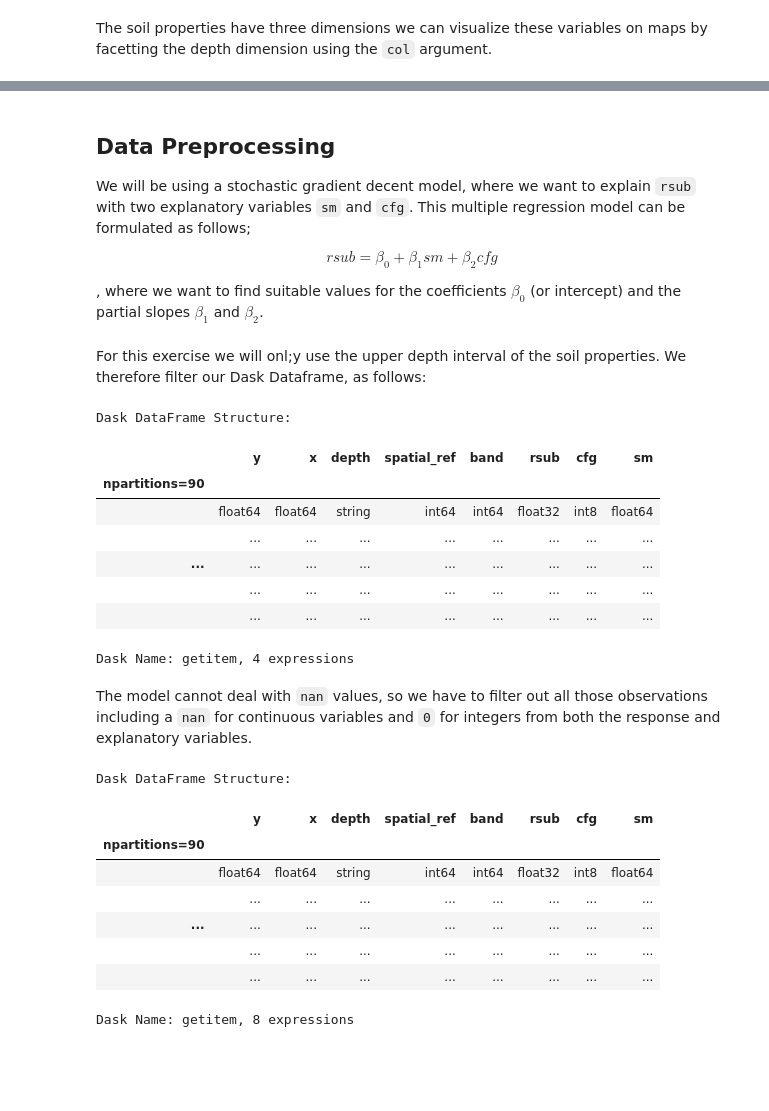
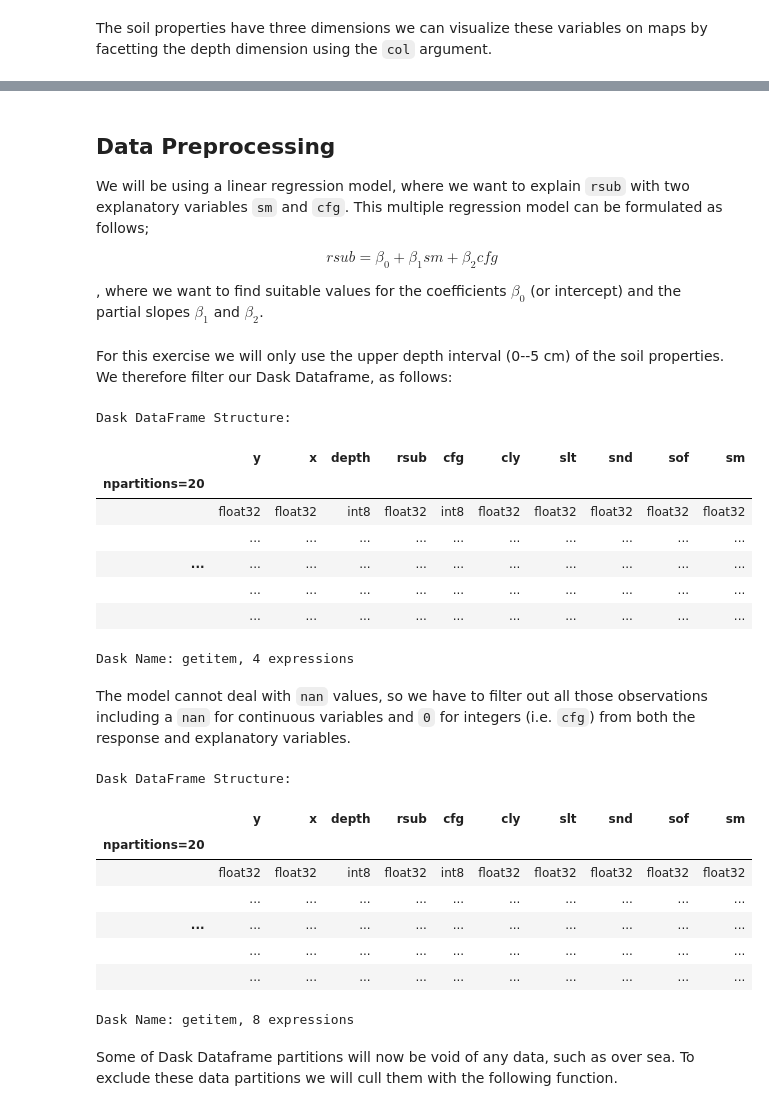
Before and after one commit to MartinSchobben/big_eo_models, a Jupyter notebook: 01_multiple-regression.ipynb, the cells around one changed output, grey strips where cells are left out. Saved outputs shown, nothing was run; the diff lists cells and outputs as text; code cells hidden in the pictures; blank space fills up the shorter version.

```diff
--- a/01_multiple-regression.ipynb
+++ b/01_multiple-regression.ipynb
@@ -24,5 +32,5 @@ import seaborn as sns
 # %%
-soil_df = dd.read_parquet("data/S1_ERA5L_CRRL/CRRL-SIG0-ERA5L/V1M0R1/EQUI7_OC020M")
+soil_df = dd.read_parquet("/data/rsub-slga-era5/S1_ERA5L_CRRL/CRRL-SIG0-ERA5L/V1M0R1/EQUI7_OC020M")
 soil_df
 # %% [output]
 Dask DataFrame Structure:
@@ -80,7 +98,7 @@ soil_dc.sm.plot(col="depth")
 # %% [markdown]
 ## Data Preprocessing
 
-We will be using a stochastic gradient decent model, where we want to explain `rsub` with two explanatory variables `sm` and `cfg`. This multiple regression model can be formulated as follows;
+We will be using a linear regression model, where we want to explain `rsub` with two explanatory variables `sm` and `cfg`. This multiple regression model can be formulated as follows;
 
 $$ rsub = \beta_0 + \beta_1 sm + \beta_2 cfg $$
 
@@ -89,37 +107,38 @@ $$ rsub = \beta_0 + \beta_1 sm + \beta_2 cfg $$
 EXP_VARIABLES = ["sm", "cfg"]
 RES_VARIABLE = "rsub"
 # %% [markdown]
-
-For this exercise we will onl;y use the upper depth interval of the soil properties. We therefore filter our Dask Dataframe, as follows:
+For this exercise we will only use the upper depth interval  (0--5 cm) of the soil properties. We therefore filter our Dask Dataframe, as follows:
 # %%
-soil_df = soil_df[soil_df.depth=="000_005"]
+soil_df = soil_df[soil_df.depth==0]
 soil_df
 # %% [output]
 Dask DataFrame Structure:
-|  | y | x | depth | spatial_ref | band | rsub | cfg | sm |
-| npartitions=90 |  |  |  |  |  |  |  |  |
-|  | float64 | float64 | string | int64 | int64 | float32 | int8 | float64 |
-|  | ... | ... | ... | ... | ... | ... | ... | ... |
-| ... | ... | ... | ... | ... | ... | ... | ... | ... |
-|  | ... | ... | ... | ... | ... | ... | ... | ... |
-|  | ... | ... | ... | ... | ... | ... | ... | ... |
+|  | y | x | depth | rsub | cfg | cly | slt | snd | sof | sm |
+| npartitions=20 |  |  |  |  |  |  |  |  |  |  |
+|  | float32 | float32 | int8 | float32 | int8 | float32 | float32 | float32 | float32 | float32 |
+|  | ... | ... | ... | ... | ... | ... | ... | ... | ... | ... |
+| ... | ... | ... | ... | ... | ... | ... | ... | ... | ... | ... |
+|  | ... | ... | ... | ... | ... | ... | ... | ... | ... | ... |
+|  | ... | ... | ... | ... | ... | ... | ... | ... | ... | ... |
 Dask Name: getitem, 4 expressions
 # %% [markdown]
-The model cannot deal with `nan` values, so we have to filter out all those observations including a `nan` for continuous variables and `0` for integers from both the response and explanatory variables.
+The model cannot deal with `nan` values, so we have to filter out all those observations including a `nan` for continuous variables and `0` for integers (i.e. `cfg`) from both the response and explanatory variables.
 # %%
 soil_df = soil_df.dropna()
 soil_df = soil_df[soil_df.cfg != 0]
 soil_df
 # %% [output]
 Dask DataFrame Structure:
-|  | y | x | depth | spatial_ref | band | rsub | cfg | sm |
-| npartitions=90 |  |  |  |  |  |  |  |  |
-|  | float64 | float64 | string | int64 | int64 | float32 | int8 | float64 |
-|  | ... | ... | ... | ... | ... | ... | ... | ... |
-| ... | ... | ... | ... | ... | ... | ... | ... | ... |
-|  | ... | ... | ... | ... | ... | ... | ... | ... |
-|  | ... | ... | ... | ... | ... | ... | ... | ... |
+|  | y | x | depth | rsub | cfg | cly | slt | snd | sof | sm |
+| npartitions=20 |  |  |  |  |  |  |  |  |  |  |
+|  | float32 | float32 | int8 | float32 | int8 | float32 | float32 | float32 | float32 | float32 |
+|  | ... | ... | ... | ... | ... | ... | ... | ... | ... | ... |
+| ... | ... | ... | ... | ... | ... | ... | ... | ... | ... | ... |
+|  | ... | ... | ... | ... | ... | ... | ... | ... | ... | ... |
+|  | ... | ... | ... | ... | ... | ... | ... | ... | ... | ... |
 Dask Name: getitem, 8 expressions
+# %% [markdown]
+Some of Dask Dataframe partitions will now be void of any data, such as over sea. To exclude these data partitions we will cull them with the following function.
 # %%
 def cull_empty_partitions(df):
     ll = list(df.map_partitions(len).compute())
```
Also changed, not shown: parts of 34 cells of this notebook, 1 other file.
